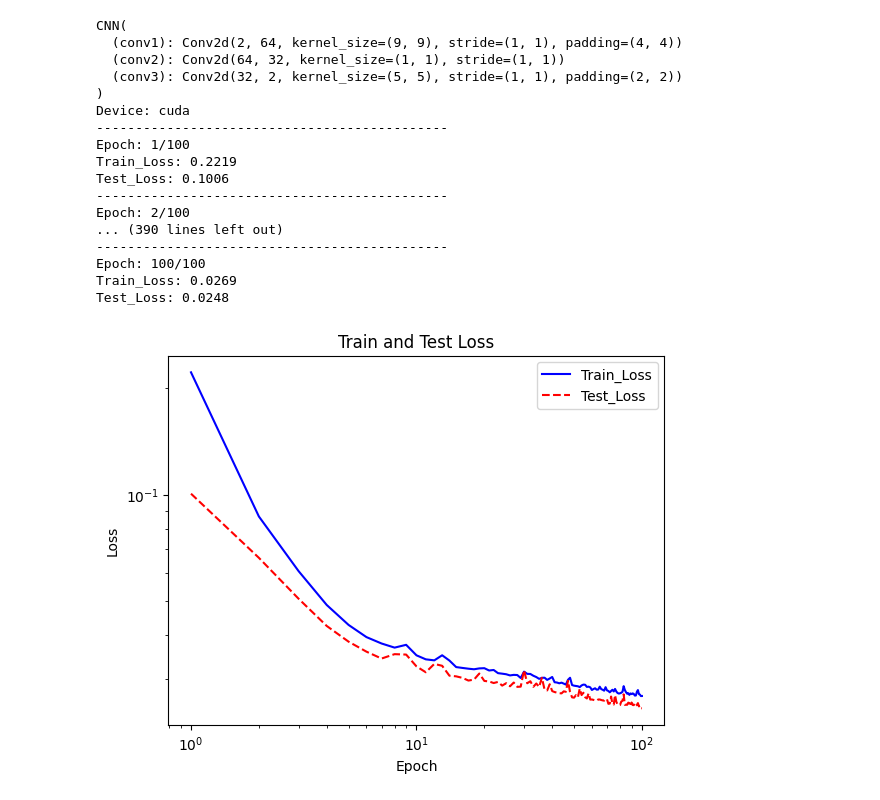
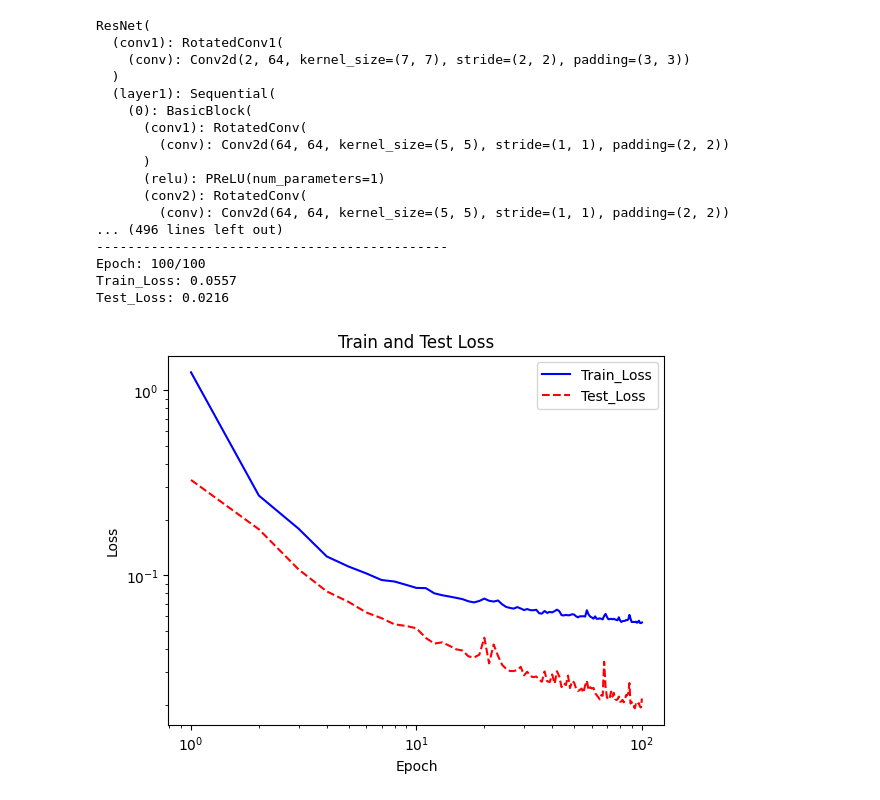
Before and after one commit to htymjun/da-sr, a Jupyter notebook: srgcnn.ipynb, the cells around one changed output. Drawn from its saved outputs; the diff is of its cells as text; code cells hidden in the pictures.

```diff
--- a/srgcnn.ipynb
+++ b/srgcnn.ipynb
@@ -73,7 +73,7 @@ class Dataset(torch.utils.data.Dataset):
     return x, y
 
 dataset = Dataset(xh,xl)  # xh and xl are numpy array
-train_dataset, test_dataset = train_test_split(dataset, test_size=0.2)
+train_dataset, test_dataset = train_test_split(dataset, test_size=0.1)
 
 print("train_dataset size: {}".format(len(train_dataset)))
 print("test_dataset size: {}".format(len(test_dataset)))
@@ -212,0 +170,26 @@ class CNN(nn.Module):
+# %%
+class BasicBlock(nn.Module):
+  def __init__(self, in_channels, out_channels, stride=1):
+    super().__init__()
+    self.conv1 = RotatedConv(in_channels, out_channels, kernel_size=5, stride=1, padding=2)
+    self.relu = nn.PReLU()
+    self.conv2 = RotatedConv(out_channels, out_channels, kernel_size=5, stride=1, padding=2)
+    self.shortcut = nn.Sequential(nn.Conv2d(in_channels, out_channels, kernel_size=1, stride=1))  # down sampling by nn.Conv2d
+
+  def forward(self, x):
+    x1, x2, x3, x4 = x
+    out1, out2, out3, out4 = self.conv1(x1,x2,x3,x4)
+    '''
+    out1 = self.relu(out1)
+    out2 = self.relu(out2)
+    out3 = self.relu(out3)
+    out4 = self.relu(out4)
+    out1, out2, out3, out4 = self.conv2(out1,out2,out3,out4)
+    '''
+    out1, out2, out3, out4 = self.conv2(self.relu(out1),self.relu(out2),self.relu(out3),self.relu(out4))
+
+    out1 += self.shortcut(x1)
+    out2 += self.shortcut(x2)
+    out3 += self.shortcut(x3)
+    out4 += self.shortcut(x4)
+    return out1, out2, out3, out4
@@ -275,51 +303,55 @@ def trainNN(net,optimizer,criterion,train_batch,test_batch,epoch):
 # %%
 # use GPU
 device = torch.device('cuda' if torch.cuda.is_available() else 'cpu')
-net_CNN = CNN().to(device)    # choose CNN
-print(net_CNN)
+# ResNet(Choose block type, [] means how many times repeat each block)
+#ResNet18
+resnet = ResNet(BasicBlock, [2,2,2,2]).to(device)
+# ResNet32
+#resnet = ResNet(BasicBlock, [3,4,6,3]).to(device)
+print(resnet)
 # check device
 print("Device: {}".format(device))
 
 # define loss function
 criterion = nn.MSELoss()
 
 # define optimizer
-optimizer = optim.Adam(net_CNN.parameters())
+optimizer = optim.Adam(resnet.parameters())
 
 # define epoch
 epoch = 100
 
-net_CNN, train_loss_list, test_loss_list = trainNN(net_CNN,optimizer,criterion,train_batch,test_batch,epoch)
+resnet, train_loss_list, test_loss_list = trainNN(resnet,optimizer,criterion,train_batch,test_batch,epoch)
 
 # loss（MSE）
 plt.figure()
 plt.title('Train and Test Loss')
 plt.xlabel('Epoch')
 plt.ylabel('Loss')
 plt.plot(range(1, epoch+1), train_loss_list, color='blue',
          linestyle='-', label='Train_Loss')
 plt.plot(range(1, epoch+1), test_loss_list, color='red',
          linestyle='--', label='Test_Loss')
 plt.legend()
 plt.xscale('log')
 plt.yscale('log')
 plt.show()
 # %% [output]
-CNN(
-  (conv1): Conv2d(2, 64, kernel_size=(9, 9), stride=(1, 1), padding=(4, 4))
-  (conv2): Conv2d(64, 32, kernel_size=(1, 1), stride=(1, 1))
-  (conv3): Conv2d(32, 2, kernel_size=(5, 5), stride=(1, 1), padding=(2, 2))
-)
-Device: cuda
----------------------------------------------
-Epoch: 1/100
-Train_Loss: 0.2219
-Test_Loss: 0.1006
----------------------------------------------
-Epoch: 2/100
-... (390 lines left out)
+ResNet(
+  (conv1): RotatedConv1(
+    (conv): Conv2d(2, 64, kernel_size=(7, 7), stride=(2, 2), padding=(3, 3))
+  )
+  (layer1): Sequential(
+    (0): BasicBlock(
+      (conv1): RotatedConv(
+        (conv): Conv2d(64, 64, kernel_size=(5, 5), stride=(1, 1), padding=(2, 2))
+      )
+      (relu): PReLU(num_parameters=1)
+      (conv2): RotatedConv(
+        (conv): Conv2d(64, 64, kernel_size=(5, 5), stride=(1, 1), padding=(2, 2))
+... (496 lines left out)
 ---------------------------------------------
 Epoch: 100/100
-Train_Loss: 0.0269
-Test_Loss: 0.0248
+Train_Loss: 0.0557
+Test_Loss: 0.0216
-[figure, old version]
+[figure, new version]
```
Also changed, not shown: parts of 9 cells of this notebook.
